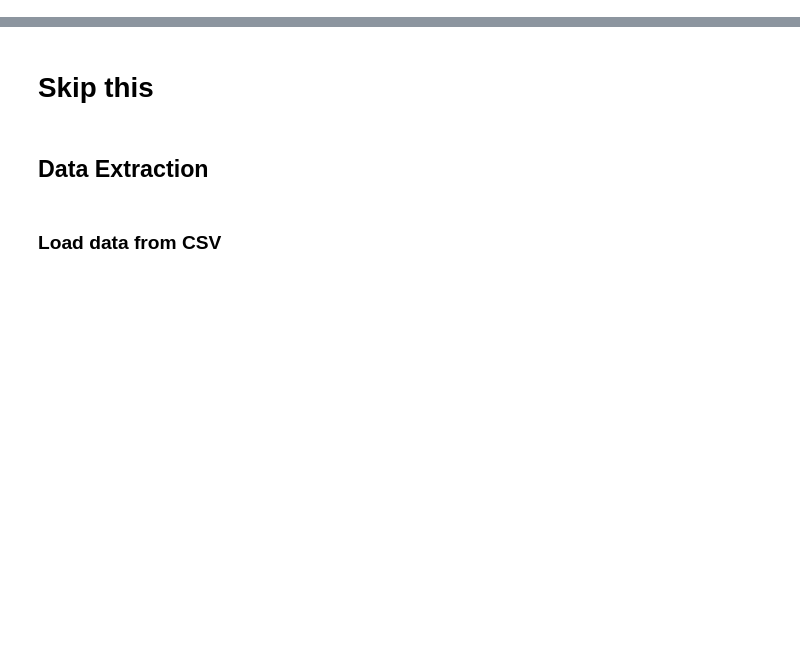
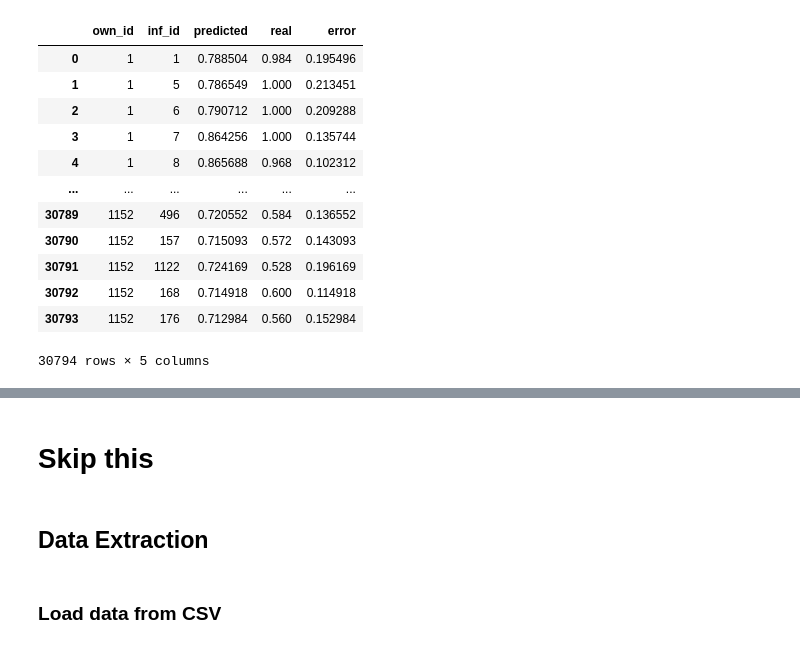
Before and after one commit to Bangkit-Capstone-C23-PS338/modul-ML, a Jupyter notebook: recommender/log/error_analysis.ipynb, the cells around one changed output, grey strips where cells are left out. Saved outputs shown, nothing was run; the diff lists cells and outputs as text; code cells hidden in the pictures; blank space fills up the shorter version.

```diff
--- a/recommender/log/error_analysis.ipynb
+++ b/recommender/log/error_analysis.ipynb
@@ -0,0 +489,8 @@
+# %%
+train_dataset = train_dataset_pos.concatenate(train_dataset_neg)
+val_dataset = val_dataset_pos.concatenate(val_dataset_neg)
+test_dataset = test_dataset_pos.concatenate(test_dataset_neg)
+
+print(f"Training dataset has {train_dataset.cardinality().numpy()} data")
+print(f"Validation dataset has {val_dataset.cardinality().numpy()} data")
+print(f"Testing dataset has {test_dataset.cardinality().numpy()} data")
@@ -0,0 +501,7 @@
+# %%
+# Batching
+REPEAT = 2
+
+train_dataset = train_dataset.batch(BATCH_SIZE)
+val_dataset = val_dataset.batch(BATCH_SIZE)
+test_dataset = test_dataset.batch(BATCH_SIZE)
@@ -0,0 +510,4 @@
+# %%
+import os
+
+MODEL = "recommender-avgrating-moredropout"
@@ -0,0 +623,6 @@
+# %%
+# Get owner and influencer data
+pos_owner_inf = df_history.iloc[df_inf_features_pos[:TEST_POS_SIZE].index]
+neg_owner_inf = df_history.iloc[df_inf_features_neg[:TEST_NEG_SIZE].index]
+combined_owner_inf = pd.concat([pos_owner_inf, neg_owner_inf], axis=0).drop('combined_rating', axis=1)
+combined_owner_inf
@@ -0,0 +643,18 @@
+# %%
+test = pd.concat([combined_owner_inf.reset_index(), compare_test.reset_index()], axis=1)
+test = test.drop('index', axis=1)
+test
+# %% [output]
+|  | own_id | inf_id | predicted | real | error |
+| 0 | 1 | 1 | 0.788504 | 0.984 | 0.195496 |
+| 1 | 1 | 5 | 0.786549 | 1.000 | 0.213451 |
+| 2 | 1 | 6 | 0.790712 | 1.000 | 0.209288 |
+| 3 | 1 | 7 | 0.864256 | 1.000 | 0.135744 |
+| 4 | 1 | 8 | 0.865688 | 0.968 | 0.102312 |
+| ... | ... | ... | ... | ... | ... |
+| 30789 | 1152 | 496 | 0.720552 | 0.584 | 0.136552 |
+| 30790 | 1152 | 157 | 0.715093 | 0.572 | 0.143093 |
+| 30791 | 1152 | 1122 | 0.724169 | 0.528 | 0.196169 |
+| 30792 | 1152 | 168 | 0.714918 | 0.600 | 0.114918 |
+| 30793 | 1152 | 176 | 0.712984 | 0.560 | 0.152984 |
+30794 rows × 5 columns
```
Also changed, not shown: parts of 94 cells of this notebook, 33 other files.
